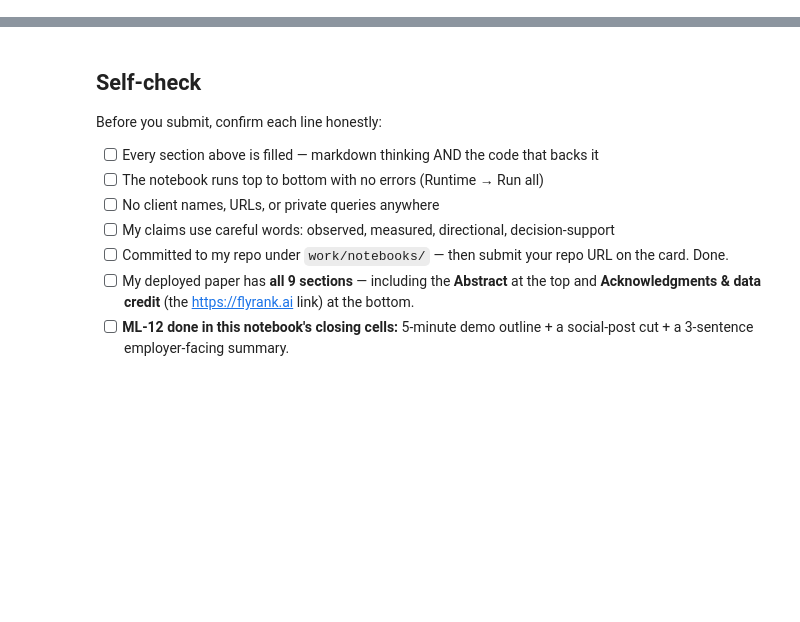
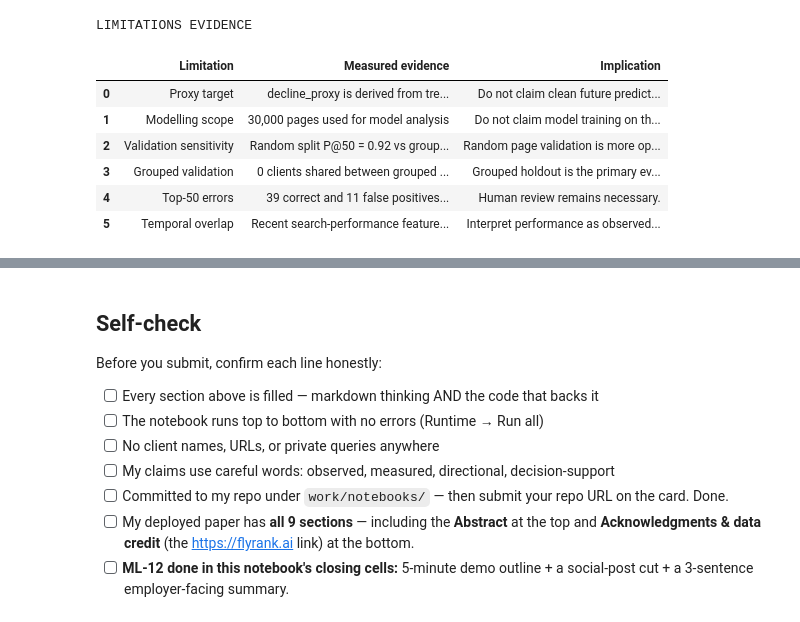
Before and after one commit to toBESkiii/FlyRank_AI_Intership, a Jupyter notebook: work/notebooks/capstone.ipynb, the cells around one changed output, grey strips where cells are left out. Cells and saved outputs as stored; diff of their text form; code cells hidden in the pictures; blank space fills up the shorter version.

```diff
--- a/work/notebooks/capstone.ipynb
+++ b/work/notebooks/capstone.ipynb
@@ -36,0 +858,63 @@ This skeleton is yours to fill. Work the sections **in order** — each one has
+# %%
+# ---------------------------------------------------------
+# Evidence supporting the limitations section
+# ---------------------------------------------------------
+
+limitations_evidence = pd.DataFrame(
+    {
+        "Limitation": [
+            "Proxy target",
+            "Modelling scope",
+            "Validation sensitivity",
+            "Grouped validation",
+            "Top-50 errors",
+            "Temporal overlap"
+        ],
+        "Measured evidence": [
+            (
+                "decline_proxy is derived from "
+                "trend_direction == 'down'"
+            ),
+            (
+                f"{len(page_dataset):,} pages used "
+                "for model analysis"
+            ),
+            (
+                "Random split P@50 = 0.92 vs "
+                "grouped split P@50 = 0.78"
+            ),
+            (
+                f"{len(shared_clients)} clients shared "
+                "between grouped train/test"
+            ),
+            (
+                "39 correct and 11 false positives "
+                "in Random Forest Top 50"
+            ),
+            (
+                "Recent search-performance features may "
+                "overlap the decline-proxy measurement window"
+            )
+        ],
+        "Implication": [
+            "Do not claim clean future prediction.",
+            "Do not claim model training on the full warehouse.",
+            "Random page validation is more optimistic.",
+            "Grouped holdout is the primary evaluation.",
+            "Human review remains necessary.",
+            "Interpret performance as observed decision-support."
+        ]
+    }
+)
+
+print("LIMITATIONS EVIDENCE")
+display(limitations_evidence)
+# %% [output]
+LIMITATIONS EVIDENCE
+|  | Limitation | Measured evidence | Implication |
+| 0 | Proxy target | decline_proxy is derived from tre... | Do not claim clean future predict... |
+| 1 | Modelling scope | 30,000 pages used for model analysis | Do not claim model training on th... |
+| 2 | Validation sensitivity | Random split P@50 = 0.92 vs group... | Random page validation is more op... |
+| 3 | Grouped validation | 0 clients shared between grouped ... | Grouped holdout is the primary ev... |
+| 4 | Top-50 errors | 39 correct and 11 false positives... | Human review remains necessary. |
+| 5 | Temporal overlap | Recent search-performance feature... | Interpret performance as observed... |
```
Also changed, not shown: parts of 20 cells of this notebook.
